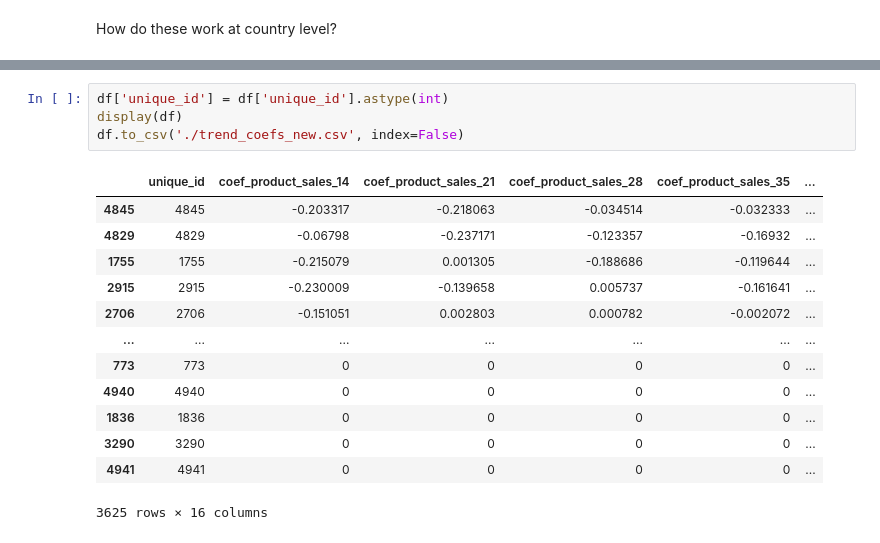
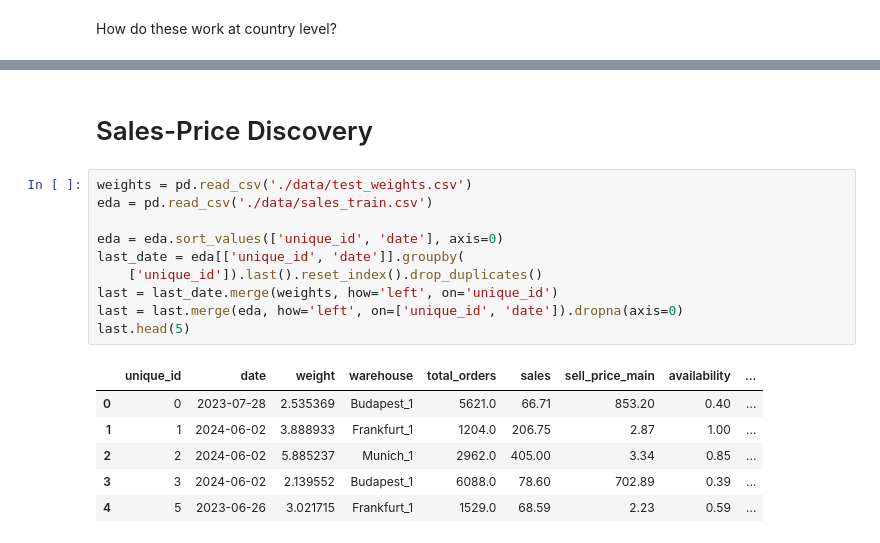
Before and after one commit to TylerFeemster/Rohlik-Sales-Forecasting, a Jupyter notebook: eda.ipynb, the cells around one changed output, grey strips where cells are left out. Cells and saved outputs as stored; diff of their text form.

```diff
--- a/eda.ipynb
+++ b/eda.ipynb
@@ -972,18 +532,19 @@ NameError: name 'gc' is not defined
-# %%
-df['unique_id'] = df['unique_id'].astype(int)
-display(df)
-df.to_csv('./trend_coefs_new.csv', index=False)
-# %% [output]
-|  | unique_id | coef_product_sales_14 | coef_product_sales_21 | coef_product_sales_28 | coef_product_sales_35 | ... |
-| 4845 | 4845 | -0.203317 | -0.218063 | -0.034514 | -0.032333 | ... |
-| 4829 | 4829 | -0.06798 | -0.237171 | -0.123357 | -0.16932 | ... |
-| 1755 | 1755 | -0.215079 | 0.001305 | -0.188686 | -0.119644 | ... |
-| 2915 | 2915 | -0.230009 | -0.139658 | 0.005737 | -0.161641 | ... |
-| 2706 | 2706 | -0.151051 | 0.002803 | 0.000782 | -0.002072 | ... |
-| ... | ... | ... | ... | ... | ... | ... |
-| 773 | 773 | 0 | 0 | 0 | 0 | ... |
-| 4940 | 4940 | 0 | 0 | 0 | 0 | ... |
-| 1836 | 1836 | 0 | 0 | 0 | 0 | ... |
-| 3290 | 3290 | 0 | 0 | 0 | 0 | ... |
-| 4941 | 4941 | 0 | 0 | 0 | 0 | ... |
-3625 rows × 16 columns
+# %% [markdown]
+# Sales-Price Discovery
+# %%
+weights = pd.read_csv('./data/test_weights.csv')
+eda = pd.read_csv('./data/sales_train.csv')
+
+eda = eda.sort_values(['unique_id', 'date'], axis=0)
+last_date = eda[['unique_id', 'date']].groupby(
+    ['unique_id']).last().reset_index().drop_duplicates()
+last = last_date.merge(weights, how='left', on='unique_id')
+last = last.merge(eda, how='left', on=['unique_id', 'date']).dropna(axis=0)
+last.head(5)
+# %% [output]
+|  | unique_id | date | weight | warehouse | total_orders | sales | sell_price_main | availability | ... |
+| 0 | 0 | 2023-07-28 | 2.535369 | Budapest_1 | 5621.0 | 66.71 | 853.20 | 0.40 | ... |
+| 1 | 1 | 2024-06-02 | 3.888933 | Frankfurt_1 | 1204.0 | 206.75 | 2.87 | 1.00 | ... |
+| 2 | 2 | 2024-06-02 | 5.885237 | Munich_1 | 2962.0 | 405.00 | 3.34 | 0.85 | ... |
+| 3 | 3 | 2024-06-02 | 2.139552 | Budapest_1 | 6088.0 | 78.60 | 702.89 | 0.39 | ... |
+| 4 | 5 | 2023-06-26 | 3.021715 | Frankfurt_1 | 1529.0 | 68.59 | 2.23 | 0.59 | ... |
```
Also changed, not shown: parts of 32 cells of this notebook, 8 other files.
